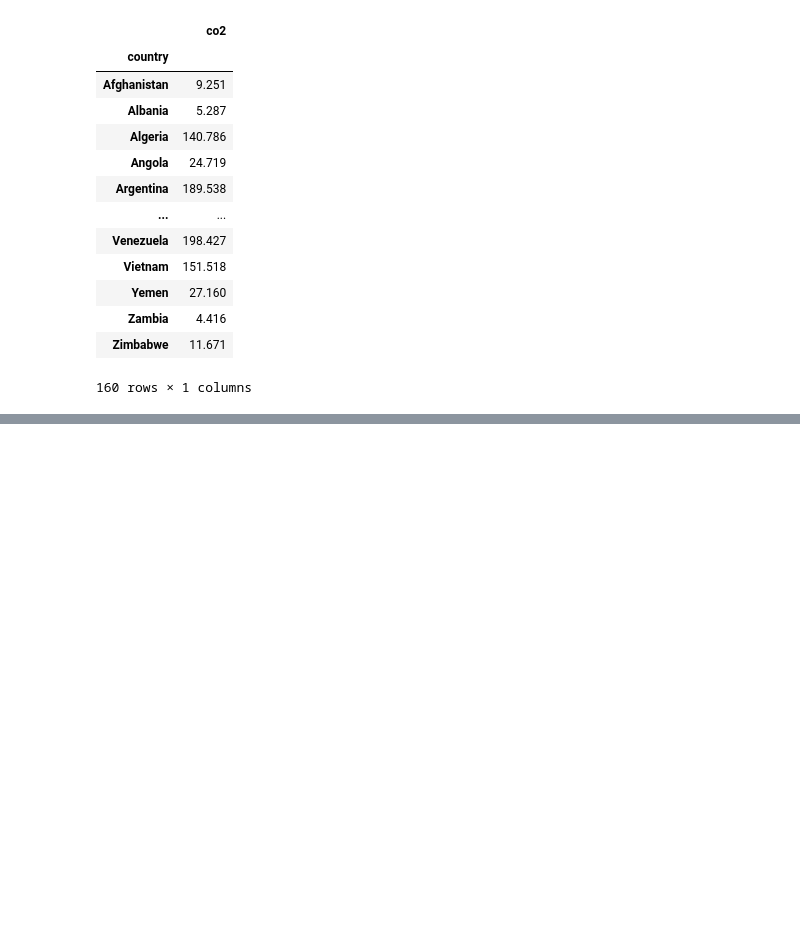
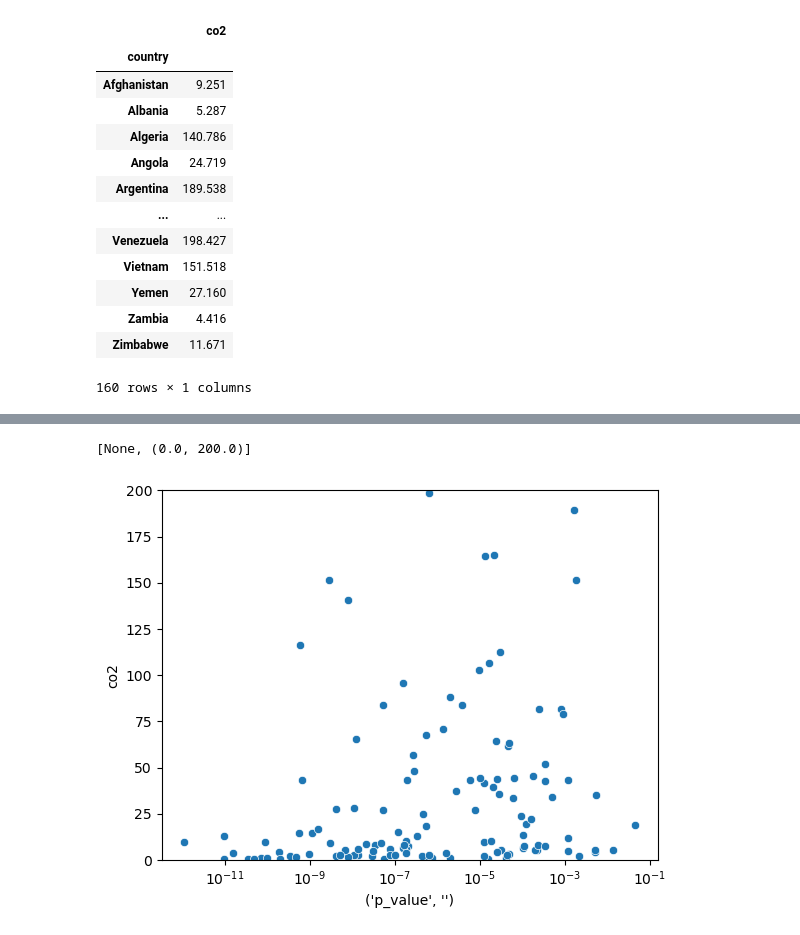
Before and after one commit to ubco-W2022T2-data301/project-group-group42, a Jupyter notebook: analysis/analysisAidan.ipynb, the cells around one changed output, grey strips where cells are left out. Drawn from its saved outputs; the diff is of its cells as text; code cells hidden in the pictures; blank space fills up the shorter version.

Commit message:
Updated mannkendall graph

```diff
--- a/analysis/analysisAidan.ipynb
+++ b/analysis/analysisAidan.ipynb
@@ -317,3 +317,6 @@ test_again
 | Zambia | 4.416 |
 | Zimbabwe | 11.671 |
 160 rows × 1 columns
+# %%
+test4 = pd.concat([pivoted_temp,test_again], axis=1)
+test4
@@ -319,0 +337,6 @@ test_again
+# %%
+mannKendallPlot = sns.scatterplot(y=test4["co2"],x=test4['p_value', ''])
+mannKendallPlot.set(xscale='log', ylim=(0,200))
+# %% [output]
+[None, (0.0, 200.0)]
+[figure, added]
```
Also changed, not shown: parts of 3 cells of this notebook.
